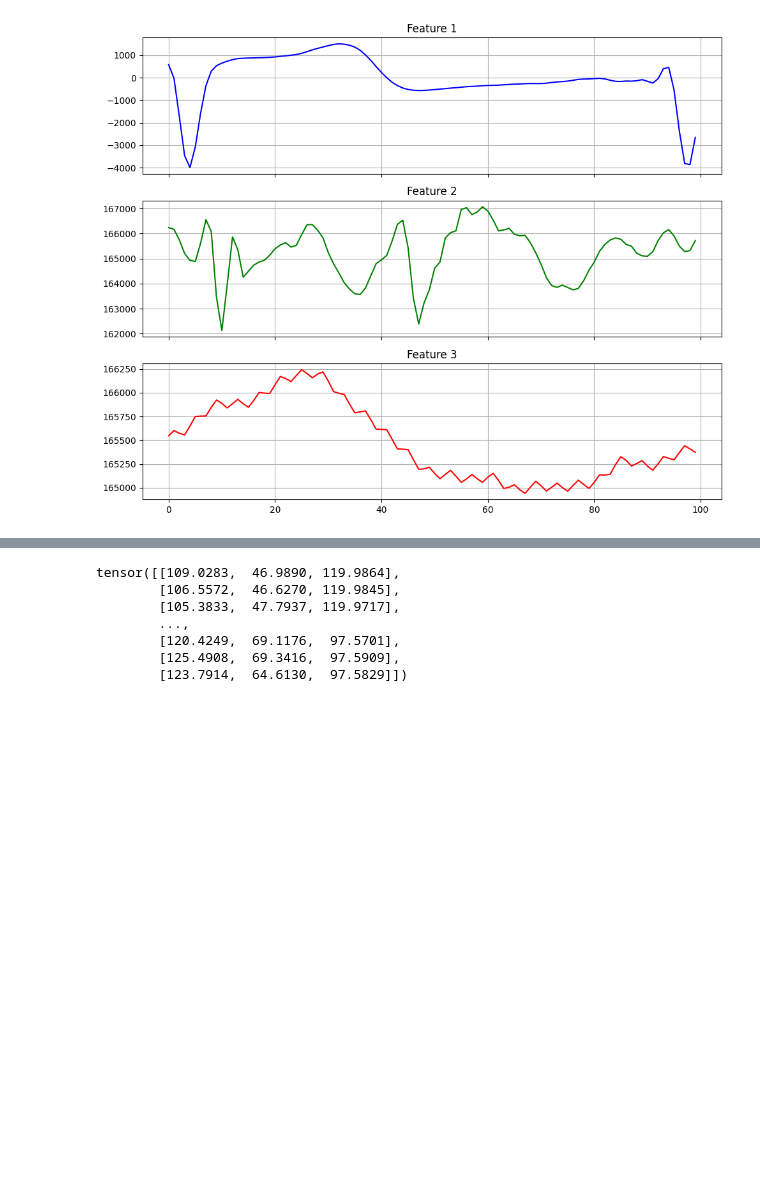
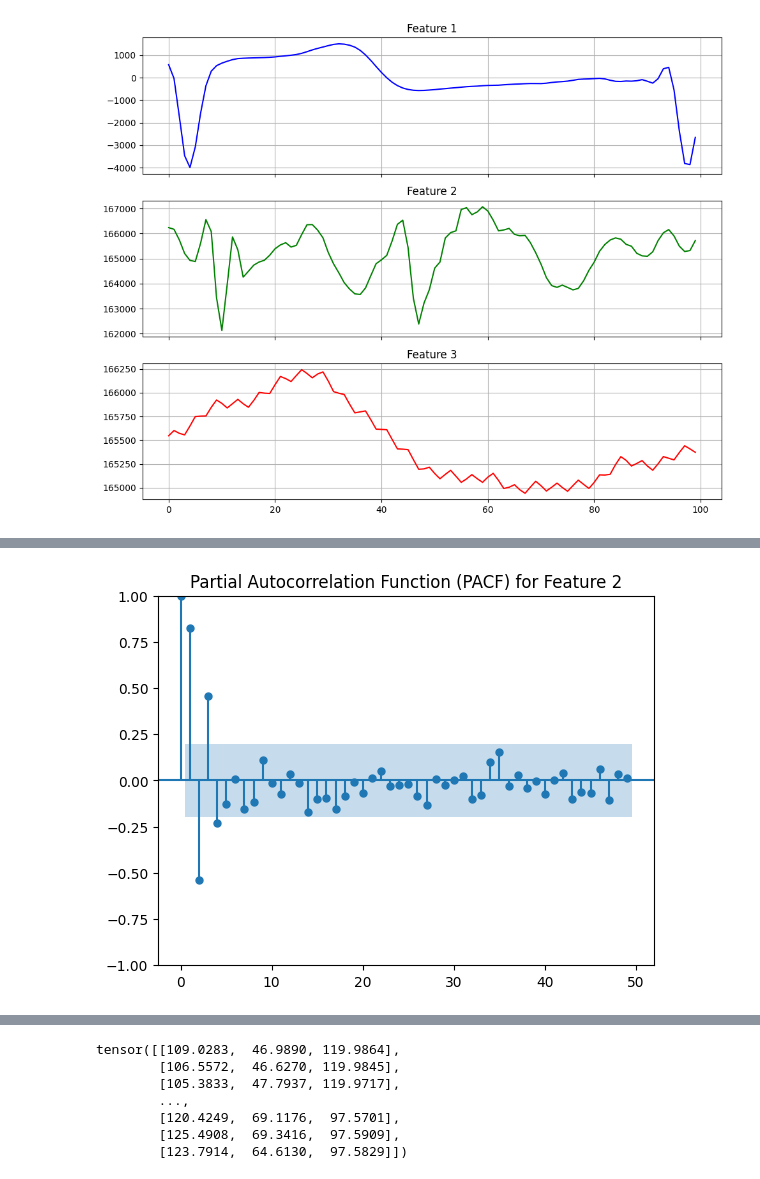
Before and after one commit to luiizsps/blood_pressure_estimator, a Jupyter notebook: blood_pressure_estimator.ipynb, the cells around one changed output, grey strips where cells are left out. Drawn from its saved outputs; the diff is of its cells as text; code cells hidden in the pictures; blank space fills up the shorter version.

```diff
--- a/blood_pressure_estimator.ipynb
+++ b/blood_pressure_estimator.ipynb
@@ -100,0 +95,7 @@ plot_features(x_train)
+# %%
+# Plot the Partial Autocorrelation Function (PACF) for one sample of the second feature
+plot_pacf(x_train[0][1], lags=49, method='ywm') # one sample of the second feature
+plt.title("Partial Autocorrelation Function (PACF) for Feature 2")
+plt.show()
+# %% [output]
+[figure, added]
```
Also changed, not shown: parts of 23 cells of this notebook, 1 other file.
